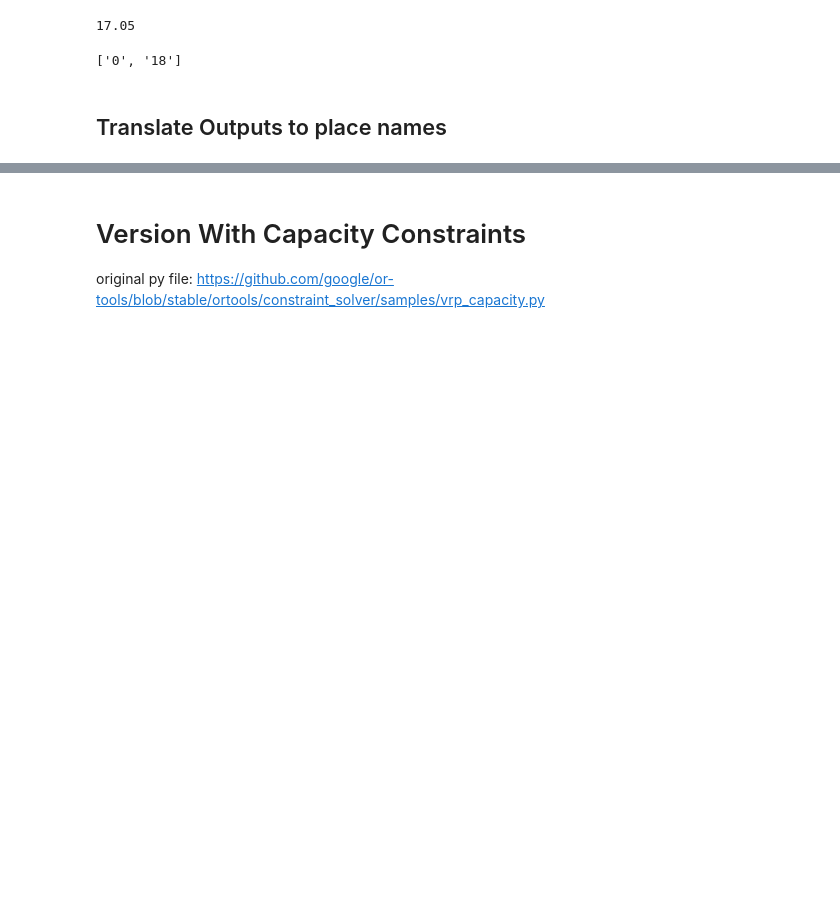
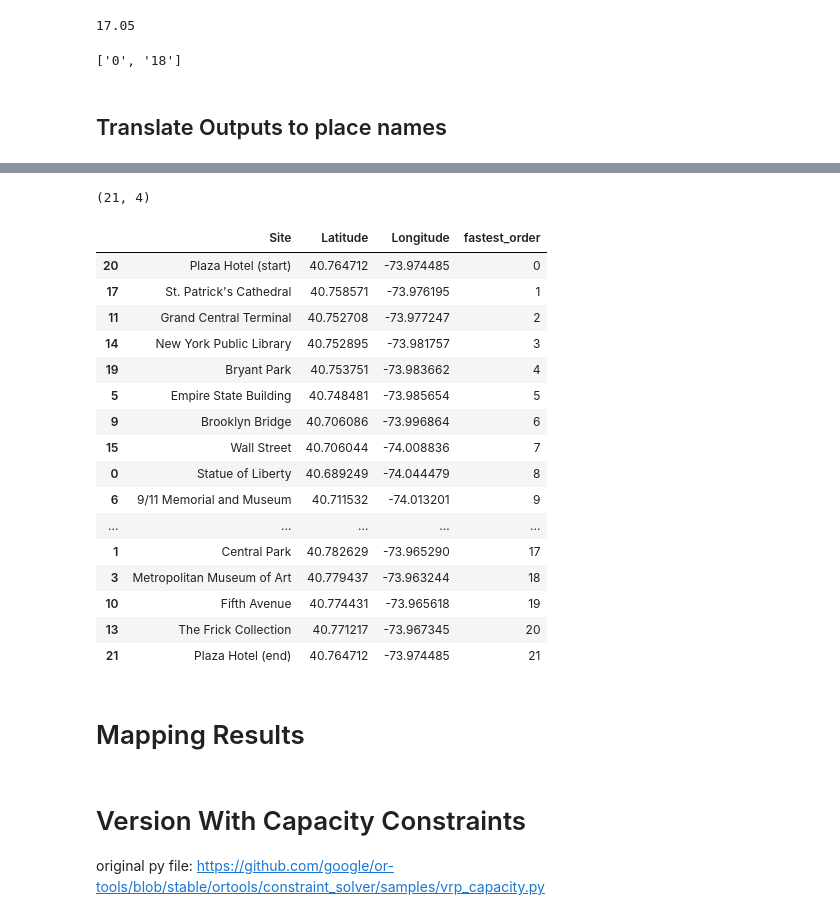
Before and after one commit to gregfeliu/Day_Trip_Planner, a Jupyter notebook: Day_Trip_Planner.ipynb, the cells around one changed output, grey strips where cells are left out. Cells and saved outputs as stored; diff of their text form; code cells hidden in the pictures; blank space fills up the shorter version.

```diff
--- a/Day_Trip_Planner.ipynb
+++ b/Day_Trip_Planner.ipynb
@@ -297,0 +347,14 @@ coords[0:2]
+# %%
+itinerary_df = itinerary_df.append(hotel_dict, ignore_index=True)
+# %%
+itinerary_df.shape
+# %% [output]
+(21, 4)
+# %%
+hotel_dict2 = hotel_dict
+# %%
+second_row = ['Plaza Hotel (end)', 40.764712, -73.974485, 21]
+for idx, key in enumerate(hotel_dict2.keys()):
+    hotel_dict2[key] = second_row[idx]
+# %%
+itinerary_df = itinerary_df.append(hotel_dict2, ignore_index=True)
@@ -298,3 +363,25 @@ coords[0:2]
+# %%
+itinerary_df.sort_values(by='fastest_order')
+# %% [output]
+|  | Site | Latitude | Longitude | fastest_order |
+| 20 | Plaza Hotel (start) | 40.764712 | -73.974485 | 0 |
+| 17 | St. Patrick's Cathedral | 40.758571 | -73.976195 | 1 |
+| 11 | Grand Central Terminal | 40.752708 | -73.977247 | 2 |
+| 14 | New York Public Library | 40.752895 | -73.981757 | 3 |
+| 19 | Bryant Park | 40.753751 | -73.983662 | 4 |
+| 5 | Empire State Building | 40.748481 | -73.985654 | 5 |
+| 9 | Brooklyn Bridge | 40.706086 | -73.996864 | 6 |
+| 15 | Wall Street | 40.706044 | -74.008836 | 7 |
+| 0 | Statue of Liberty | 40.689249 | -74.044479 | 8 |
+| 6 | 9/11 Memorial and Museum | 40.711532 | -74.013201 | 9 |
+| ... | ... | ... | ... | ... |
+| 1 | Central Park | 40.782629 | -73.965290 | 17 |
+| 3 | Metropolitan Museum of Art | 40.779437 | -73.963244 | 18 |
+| 10 | Fifth Avenue | 40.774431 | -73.965618 | 19 |
+| 13 | The Frick Collection | 40.771217 | -73.967345 | 20 |
+| 21 | Plaza Hotel (end) | 40.764712 | -73.974485 | 21 |
+# %% [markdown]
+# Mapping Results
 # %% [markdown]
 # Version With Capacity Constraints
 original py file: https://github.com/google/or-tools/blob/stable/ortools/constraint_solver/samples/vrp_capacity.py
```
Also changed, not shown: parts of 23 cells of this notebook.
